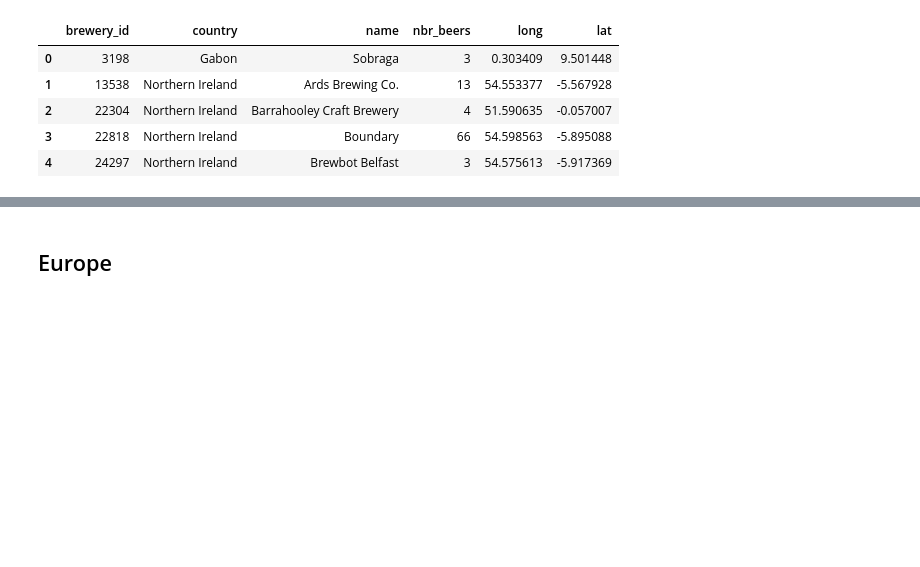
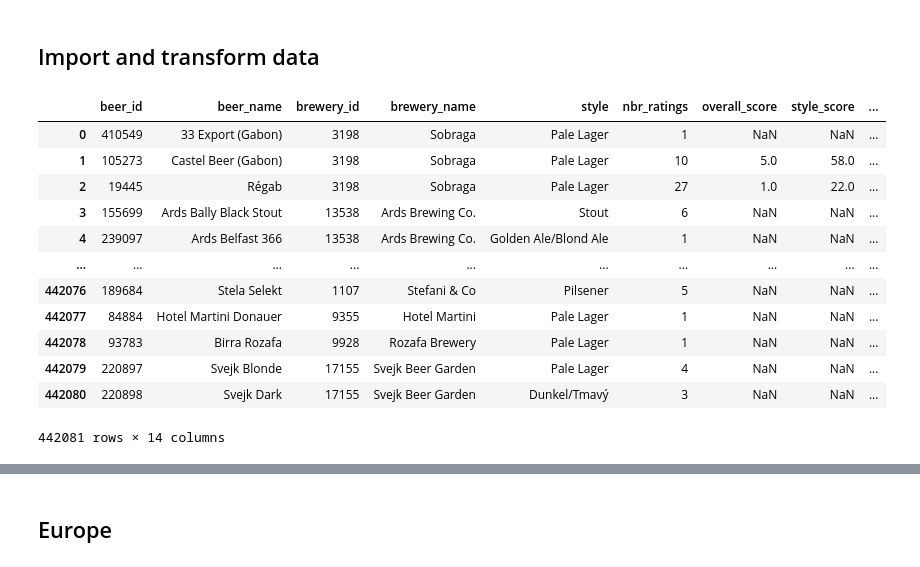
Before and after one commit to epfl-ada/ada-2022-project-sustainablepandas, a Jupyter notebook: dens_map.ipynb, the cells around one changed output, grey strips where cells are left out. Saved outputs shown, nothing was run; the diff lists cells and outputs as text; code cells hidden in the pictures; blank space fills up the shorter version.

Commit message:
all in a dataframe (reviews/rating, lat/long ...), and rating per style and per brewery

```diff
--- a/dens_map.ipynb
+++ b/dens_map.ipynb
@@ -14,9 +21,0 @@ positions = positions.drop(['id'],axis=1)
-# %%
-positions.head()
-# %% [output]
-|  | brewery_id | country | name | nbr_beers | long | lat |
-| 0 | 3198 | Gabon | Sobraga | 3 | 0.303409 | 9.501448 |
-| 1 | 13538 | Northern Ireland | Ards Brewing Co. | 13 | 54.553377 | -5.567928 |
-| 2 | 22304 | Northern Ireland | Barrahooley Craft Brewery | 4 | 51.590635 | -0.057007 |
-| 3 | 22818 | Northern Ireland | Boundary | 66 | 54.598563 | -5.895088 |
-| 4 | 24297 | Northern Ireland | Brewbot Belfast | 3 | 54.575613 | -5.917369 |
@@ -25,0 +22,2 @@ Lon = positions['lat']
+# %% [markdown]
+## Import  and transform data
@@ -25,0 +79,20 @@ Lon = positions['lat']
+# %%
+# read brewery csv with api
+df_breweries_RB = pd.read_csv("./Data/breweries_api_Baptiste_version.csv")
+df_breweries_RB.drop('Unnamed: 0.1', axis = 1, inplace = True)
+df_breweries_RB.drop('Unnamed: 0', axis = 1, inplace = True)
+df_breweries_RB.rename(columns={"id": "brewery_id"}, inplace=True)
+# %% [output]
+|  | beer_id | beer_name | brewery_id | brewery_name | style | nbr_ratings | overall_score | style_score | ... |
+| 0 | 410549 | 33 Export (Gabon) | 3198 | Sobraga | Pale Lager | 1 | NaN | NaN | ... |
+| 1 | 105273 | Castel Beer (Gabon) | 3198 | Sobraga | Pale Lager | 10 | 5.0 | 58.0 | ... |
+| 2 | 19445 | Régab | 3198 | Sobraga | Pale Lager | 27 | 1.0 | 22.0 | ... |
+| 3 | 155699 | Ards Bally Black Stout | 13538 | Ards Brewing Co. | Stout | 6 | NaN | NaN | ... |
+| 4 | 239097 | Ards Belfast 366 | 13538 | Ards Brewing Co. | Golden Ale/Blond Ale | 1 | NaN | NaN | ... |
+| ... | ... | ... | ... | ... | ... | ... | ... | ... | ... |
+| 442076 | 189684 | Stela Selekt | 1107 | Stefani & Co | Pilsener | 5 | NaN | NaN | ... |
+| 442077 | 84884 | Hotel Martini Donauer | 9355 | Hotel Martini | Pale Lager | 1 | NaN | NaN | ... |
+| 442078 | 93783 | Birra Rozafa | 9928 | Rozafa Brewery | Pale Lager | 1 | NaN | NaN | ... |
+| 442079 | 220897 | Svejk Blonde | 17155 | Svejk Beer Garden | Pale Lager | 4 | NaN | NaN | ... |
+| 442080 | 220898 | Svejk Dark | 17155 | Svejk Beer Garden | Dunkel/Tmavý | 3 | NaN | NaN | ... |
+442081 rows × 14 columns
```
Also changed, not shown: parts of 12 cells of this notebook.
